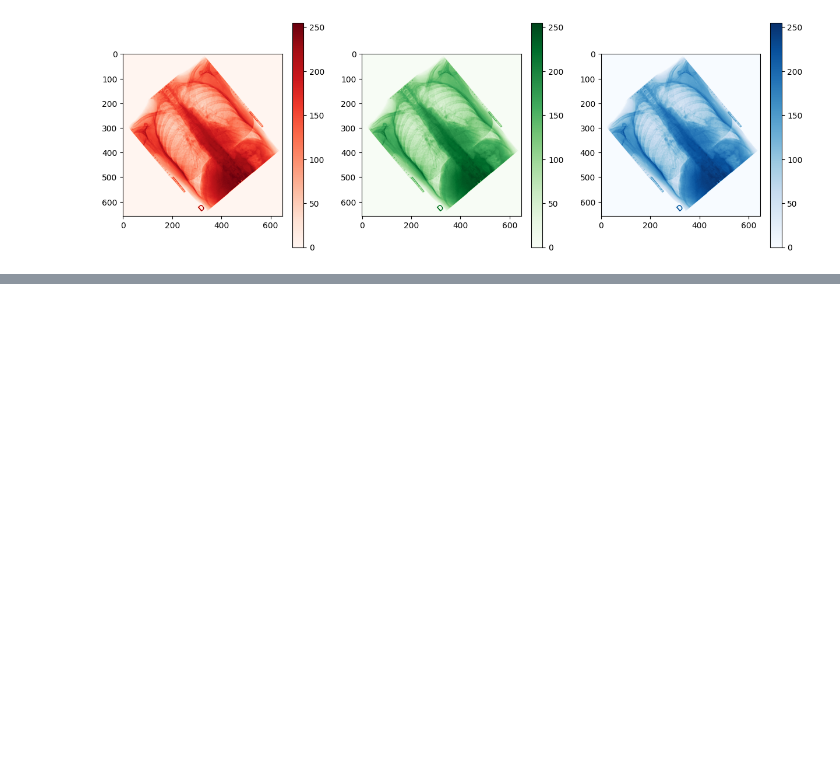
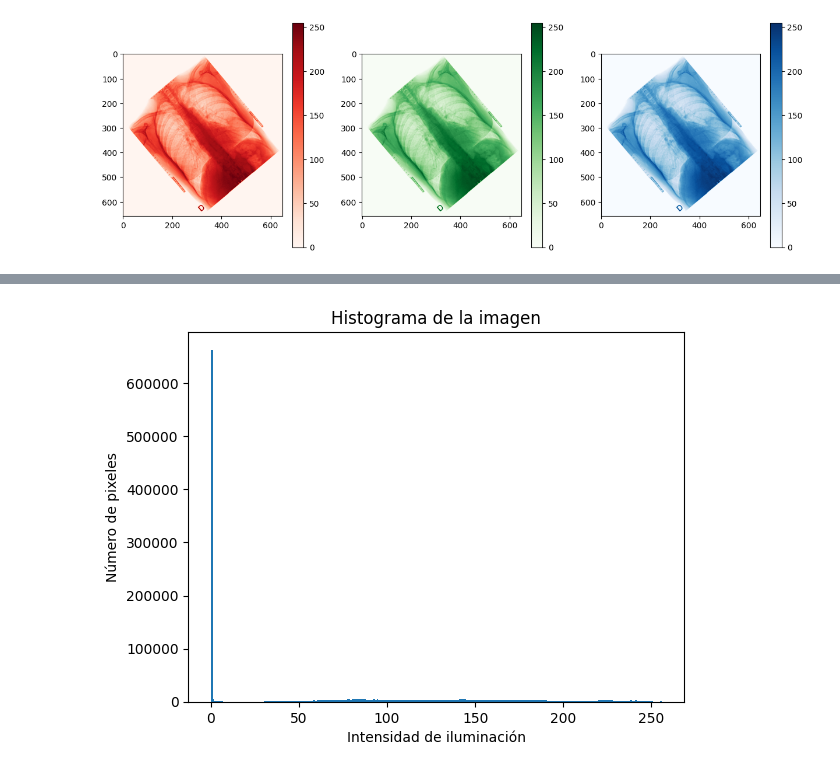
Before and after one commit to ThoMiranda/FQ-2023, a Jupyter notebook: tarea5.ipynb, the cells around one changed output, grey strips where cells are left out. Saved outputs shown, nothing was run; the diff lists cells and outputs as text; code cells hidden in the pictures; blank space fills up the shorter version.

```diff
--- a/tarea5.ipynb
+++ b/tarea5.ipynb
@@ -75,0 +81,7 @@ uint8
+# %%
+plt.xlabel('Intensidad de iluminación')
+plt.ylabel('Número de pixeles')
+plt.title('Histograma de la imagen')
+plt.hist(neumonia.ravel(),256,[0,256]); plt.show()
+# %% [output]
+[figure, added]
```
Also changed, not shown: parts of 26 cells of this notebook.
